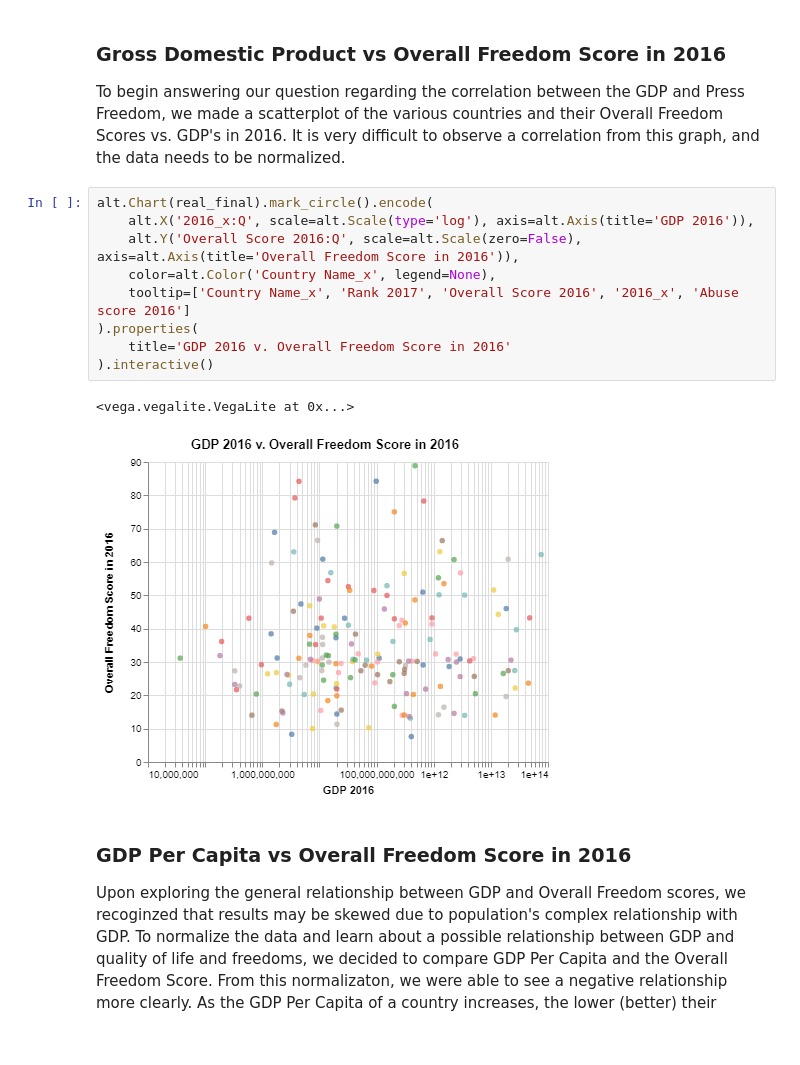
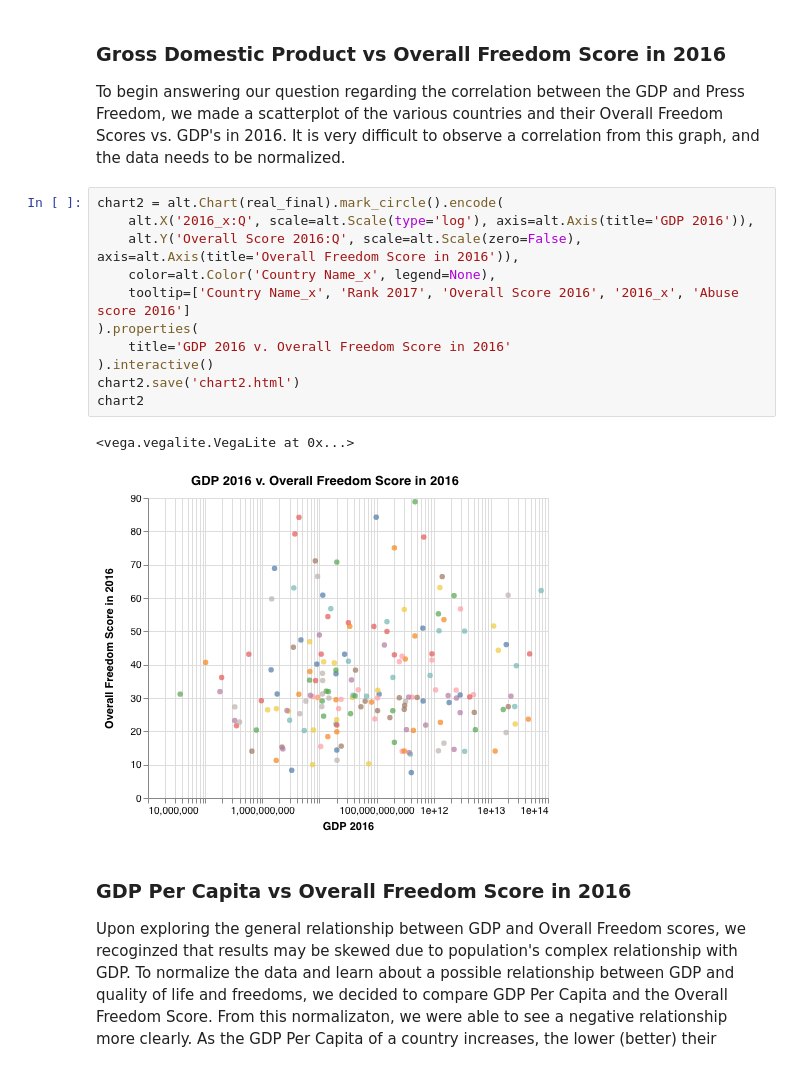
Before and after one commit to aliar97/degrees-of-freedom, a Jupyter notebook: Freedom.ipynb, the cells around one changed output. Saved outputs shown, nothing was run; the diff lists cells and outputs as text.

```diff
--- a/Freedom.ipynb
+++ b/Freedom.ipynb
@@ -132,17 +134,19 @@ alt.Chart(real_final).mark_circle().encode(
 
 To begin answering our question regarding the correlation between the GDP and Press Freedom, we made a scatterplot of the various countries and their Overall Freedom Scores vs. GDP's in 2016. It is very difficult to observe a correlation from this graph, and the data needs to be normalized.
 # %%
-alt.Chart(real_final).mark_circle().encode(
+chart2 = alt.Chart(real_final).mark_circle().encode(
     alt.X('2016_x:Q', scale=alt.Scale(type='log'), axis=alt.Axis(title='GDP 2016')),
     alt.Y('Overall Score 2016:Q', scale=alt.Scale(zero=False), axis=alt.Axis(title='Overall Freedom Score in 2016')),
     color=alt.Color('Country Name_x', legend=None),
     tooltip=['Country Name_x', 'Rank 2017', 'Overall Score 2016', '2016_x', 'Abuse score 2016']
 ).properties(
     title='GDP 2016 v. Overall Freedom Score in 2016'
 ).interactive()
+chart2.save('chart2.html')
+chart2
 # %% [output]
 <vega.vegalite.VegaLite at 0x...>
-[figure, old version]
+[figure, new version]
 # %% [markdown]
 ### GDP Per Capita vs Overall Freedom Score in 2016
 
```
Also changed, not shown: parts of 7 cells of this notebook, 6 other files.
